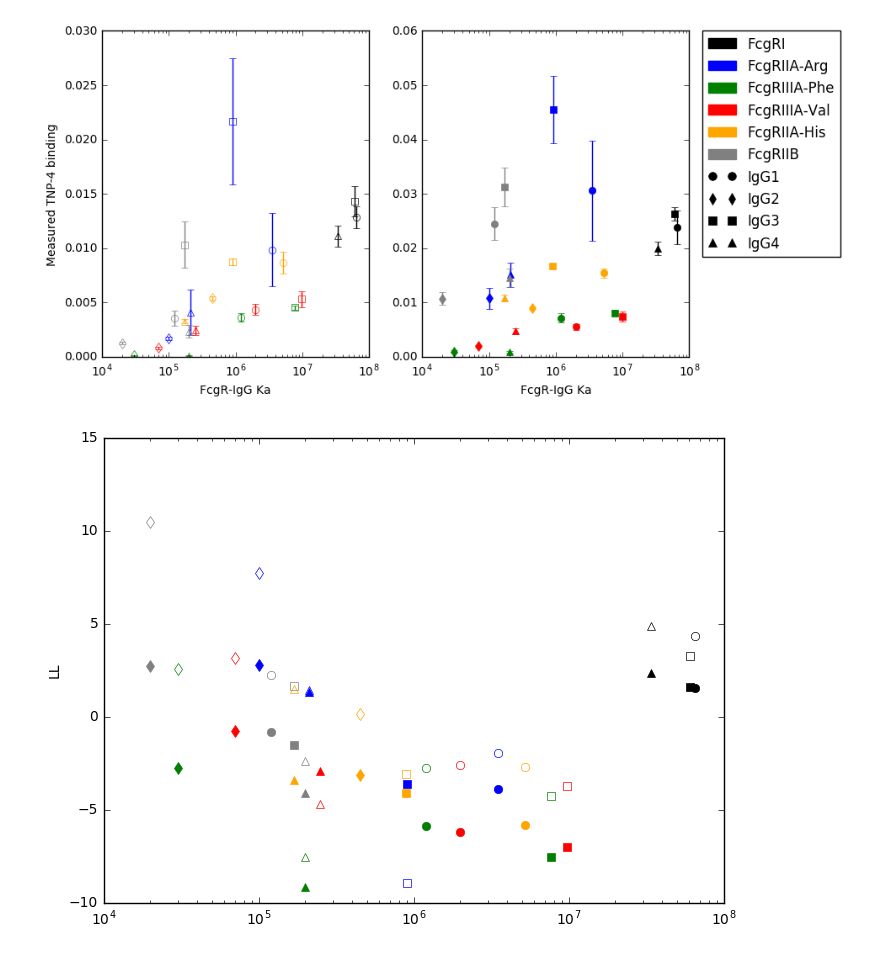
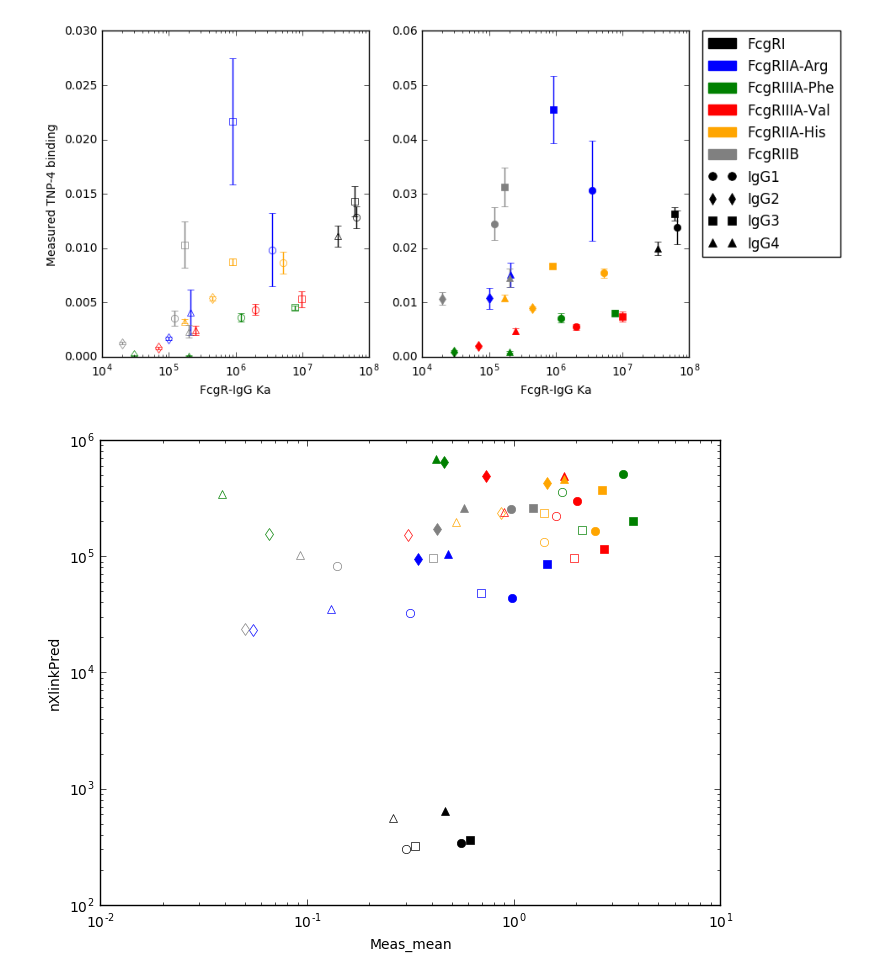
Before and after one commit to meyer-lab/FcgR-binding, a Jupyter notebook: Chain Analysis.ipynb, the cells around one changed output. Saved outputs shown, nothing was run; the diff lists cells and outputs as text; code cells hidden in the pictures.

```diff
--- a/Chain Analysis.ipynb
+++ b/Chain Analysis.ipynb
@@ -29,10 +25,9 @@ StoneHelper.plotNormalizedBindingvsKA(fitMean)
 # %% [output]
 [figure]
-# %%
-fitFrameTwo = fitFrame
-StoneHelper.plotQuant(fitFrameTwo, 'LL')
-# %% [output]
-[figure, removed]
+# %%
+StoneHelper.plotQuant(StoneHelper.getFitMeasMergedSummarized(M, p), 'Meas_mean', 'nXlinkPred')
+# %% [output]
+[figure, added]
 # %%
 goodFits = dset[dset['LL'] > max(dset['LL'])-2]
 
```
Also changed, not shown: parts of 7 cells of this notebook, 3 other files.
